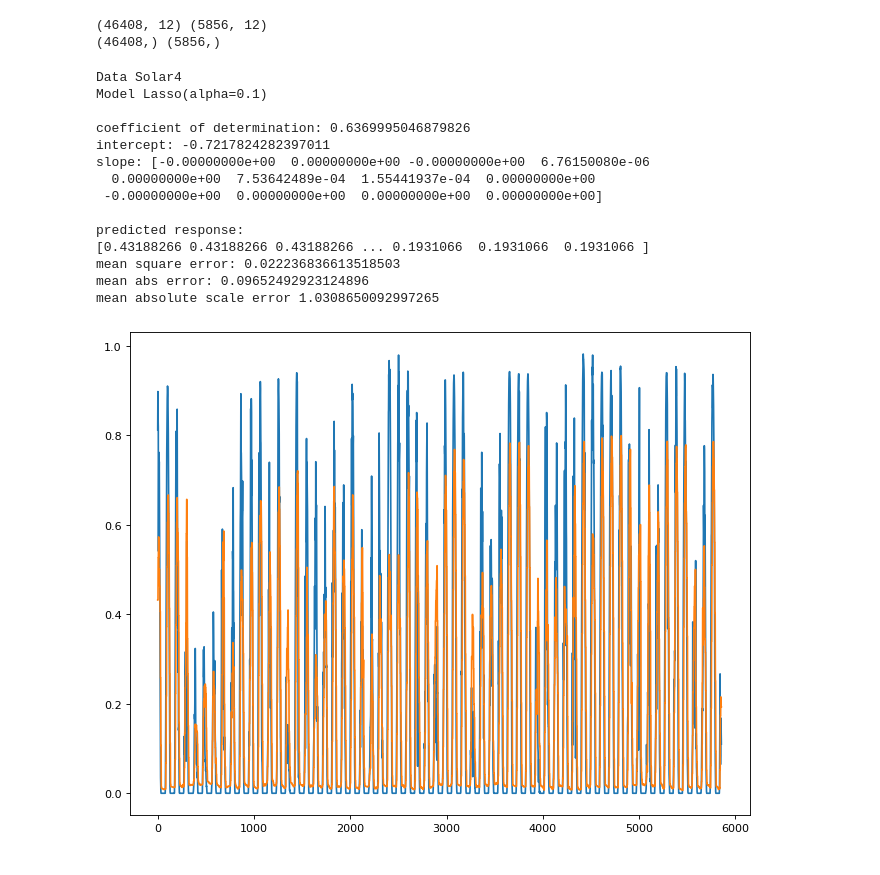
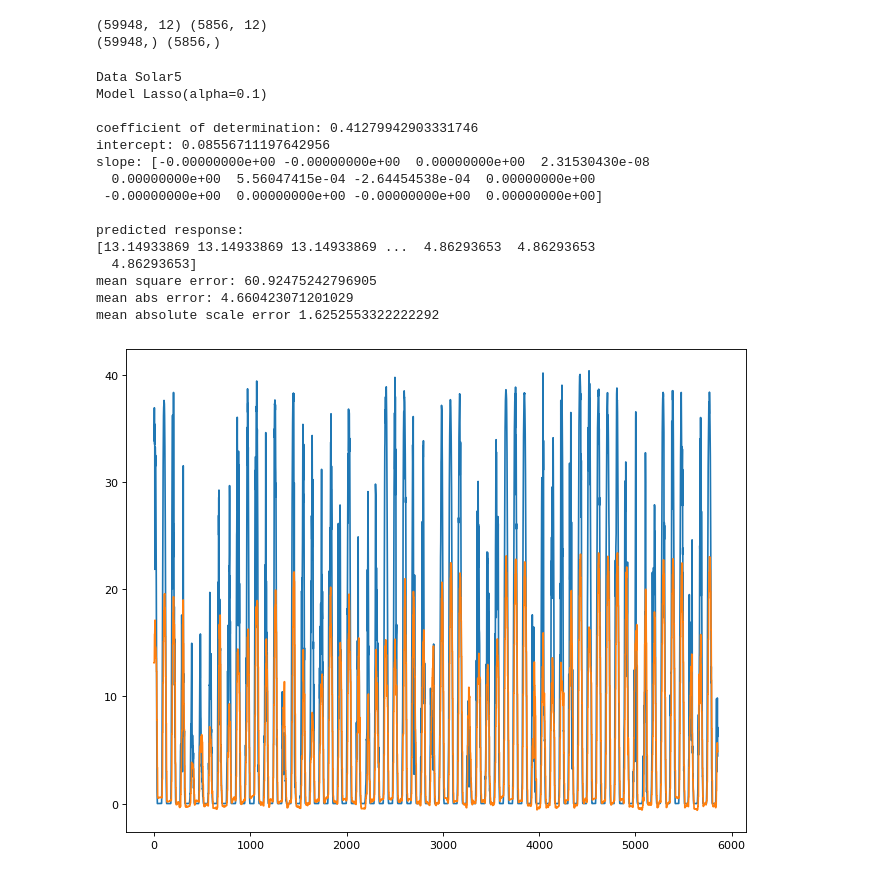
Before and after one commit to hbhungg/tinygrid, a Jupyter notebook: notebooks/linear_model.ipynb, the cells around one changed output. Saved outputs shown, nothing was run; the diff lists cells and outputs as text; code cells hidden in the pictures.

Commit message:
no wonder why denormalize looks weird

```diff
--- a/notebooks/linear_model.ipynb
+++ b/notebooks/linear_model.ipynb
@@ -10,7 +10,7 @@ dm = IEEE_CIS()
 energy_data = dm.load_energy_data()
 # Change this if you want to see different dataset
 # Only work on Solar dataset since Building ones have NaN, and I don't know how to deal with them
-name = 'Solar4'
+name = 'Solar5'
 # %%
 split_idx = len(energy_data[name][:dm.PHASE1_TIME]) - 1
 start_time = energy_data[name].index[0]
@@ -28,29 +28,33 @@ weather_data = weather_data.fillna(method='ffill')
 day = 24*60*60
 year = (365.2425)*day
 
-solar0 = energy_data[name]
+data = energy_data[name]
+
+# Saved max and min for denormalize later
+y_norm_val = [data['energy'].max(), data['energy'].min()]
+
+IS_NORM = True
 # Normalize value
-solar0 = (solar0-solar0.min())/(solar0.max()-solar0.min())
-# Saved max and min for denormalize later
-y_norm_val = [solar0['energy'].max(), solar0['energy'].min()]
+if IS_NORM:
+  data = (data-data.min())/(data.max()-data.min())
 
-solar0 = solar0.join(weather_data)
+data = data.join(weather_data)
 # Transform timestamp into seconds
-time_stamp = solar0.index.map(pd.Timestamp.timestamp)
+time_stamp = data.index.map(pd.Timestamp.timestamp)
 # Transform raw seconds into sin and cos value, creating a seasonal value that represent the repeat of day and year
-solar0['day_sin'] = np.sin(time_stamp * (2 * np.pi/day))
-solar0['day_cos'] = np.cos(time_stamp * (2 * np.pi/day))
-solar0['year_sin'] = np.sin(time_stamp * (2 * np.pi/year))
-solar0['year_cos'] = np.cos(time_stamp * (2 * np.pi/year))
+data['day_sin'] = np.sin(time_stamp * (2 * np.pi/day))
+data['day_cos'] = np.cos(time_stamp * (2 * np.pi/day))
+data['year_sin'] = np.sin(time_stamp * (2 * np.pi/year))
+data['year_cos'] = np.cos(time_stamp * (2 * np.pi/year))
 
 # Stack all of the day and year
-X_train = np.array(solar0[:split_idx].drop(['energy'], axis=1))
-X_test = np.array(solar0[split_idx:].drop(['energy'], axis=1))
+X_train = np.array(data[:split_idx].drop(['energy'], axis=1))
+X_test = np.array(data[split_idx:].drop(['energy'], axis=1))
 
 
 # Stack the day and year with weather data
-y_train = np.array(solar0['energy'][:split_idx])
-y_true = np.array(solar0['energy'][split_idx:])
+y_train = np.array(data['energy'][:split_idx])
+y_true = np.array(data['energy'][split_idx:])
 
 # Remove trash data (bunchs of 0s) does make the model better
 #X_train = X_train[2460:]
@@ -59,8 +63,8 @@ y_true = np.array(solar0['energy'][split_idx:])
 print(X_train.shape, X_test.shape)
 print(y_train.shape, y_true.shape)
 # %% [output]
-(46408, 12) (5856, 12)
-(46408,) (5856,)
+(59948, 12) (5856, 12)
+(59948,) (5856,)
 # %%
 from sklearn import linear_model
 from sklearn.metrics import mean_squared_error, mean_absolute_error
@@ -68,7 +72,7 @@ from tinygrid.utils import mase, denormalize
 
 model = linear_model.Lasso(alpha=0.1)
 
-def fit_and_pred(model, X_train, X_test, y_train, y_true, y_norm_val):
+def fit_and_pred(model, X_train, X_test, y_train, y_true, is_norm, y_norm_val):
   print("Data", name)
   print(f"Model {model}\n")
 
@@ -82,9 +86,10 @@ def fit_and_pred(model, X_train, X_test, y_train, y_true, y_norm_val):
   # Generate prediction
   y_pred = model.predict(X_test)
   # Denormalize value back to original
-  y_true  = denormalize(y_true, y_norm_val[0], y_norm_val[1])
-  y_pred  = denormalize(y_pred, y_norm_val[0], y_norm_val[1])
-  y_train = denormalize(y_train, y_norm_val[0], y_norm_val[1])
+  if is_norm:
+    y_true  = denormalize(y_true, y_norm_val[0], y_norm_val[1])
+    y_pred  = denormalize(y_pred, y_norm_val[0], y_norm_val[1])
+    y_train = denormalize(y_train, y_norm_val[0], y_norm_val[1])
   print(f"predicted response:\n{y_pred}")
   print("mean square error:", mean_squared_error(y_true, y_pred))
   print("mean abs error:", mean_absolute_error(y_true, y_pred))
@@ -96,20 +101,21 @@ def fit_and_pred(model, X_train, X_test, y_train, y_true, y_norm_val):
   plt.plot(ll, y_true)
   plt.plot(ll, y_pred)
 # %%
-fit_and_pred(model, X_train, X_test, y_train, y_true, y_norm_val)
+fit_and_pred(model, X_train, X_test, y_train, y_true, IS_NORM, y_norm_val)
 # %% [output]
-Data Solar4
+Data Solar5
 Model Lasso(alpha=0.1)
 
-coefficient of determination: 0.6369995046879826
-intercept: -0.7217824282397011
-slope: [-0.00000000e+00  0.00000000e+00 -0.00000000e+00  6.76150080e-06
-  0.00000000e+00  7.53642489e-04  1.55441937e-04  0.00000000e+00
- -0.00000000e+00  0.00000000e+00  0.00000000e+00  0.00000000e+00]
+coefficient of determination: 0.41279942903331746
+intercept: 0.08556711197642956
+slope: [-0.00000000e+00 -0.00000000e+00  0.00000000e+00  2.31530430e-08
+  0.00000000e+00  5.56047415e-04 -2.64454538e-04  0.00000000e+00
+ -0.00000000e+00  0.00000000e+00 -0.00000000e+00  0.00000000e+00]
 
 predicted response:
-[0.43188266 0.43188266 0.43188266 ... 0.1931066  0.1931066  0.1931066 ]
-mean square error: 0.022236836613518503
-mean abs error: 0.09652492923124896
-mean absolute scale error 1.0308650092997265
+[13.14933869 13.14933869 13.14933869 ...  4.86293653  4.86293653
+  4.86293653]
+mean square error: 60.92475242796905
+mean abs error: 4.660423071201029
+mean absolute scale error 1.6252553322222292
-[figure, old version]
+[figure, new version]
```
Also changed, not shown: parts of 2 cells of this notebook.
